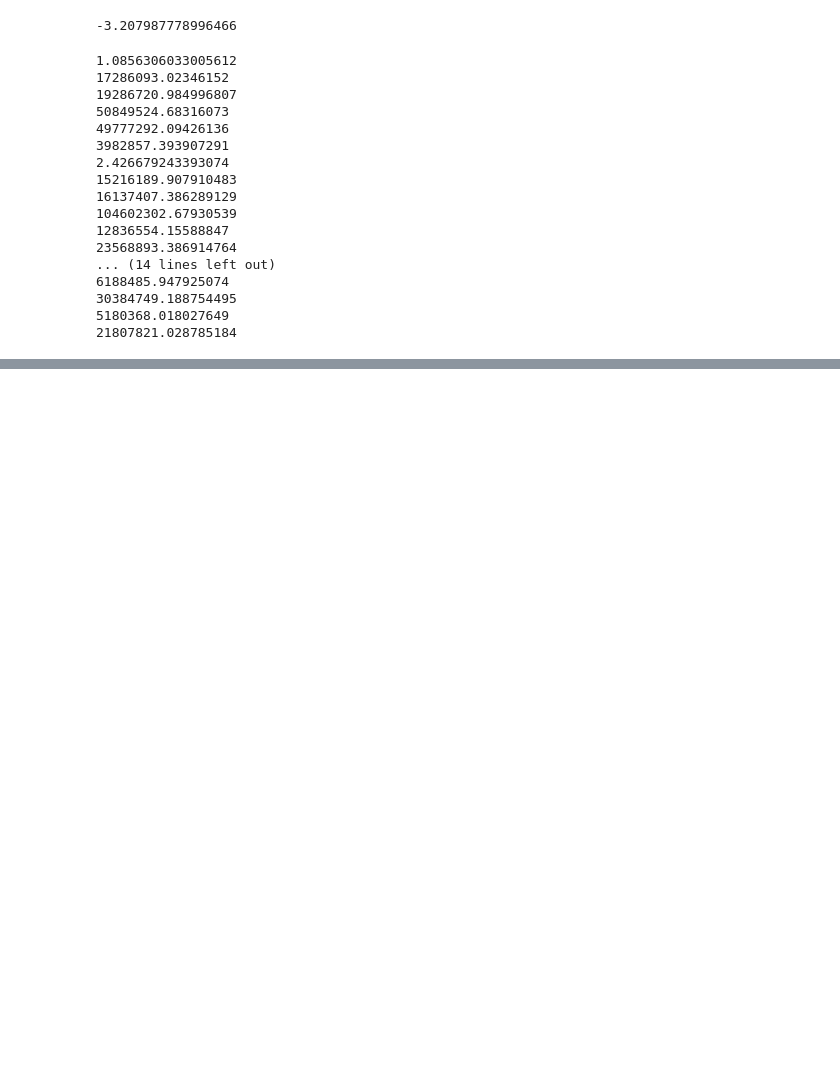
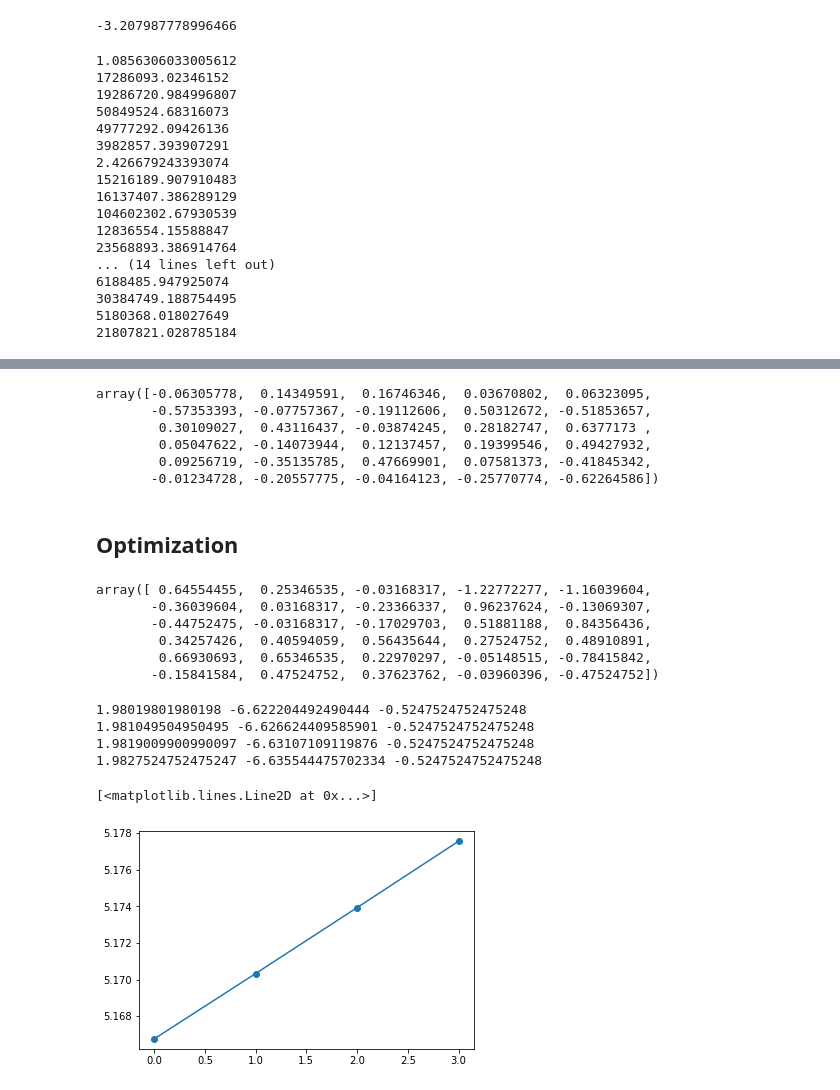
Before and after one commit to micheleavella/brain_project, a Jupyter notebook: projec_v1.ipynb, the cells around one changed output, grey strips where cells are left out. Drawn from its saved outputs; the diff is of its cells as text; code cells hidden in the pictures; blank space fills up the shorter version.

```diff
--- a/projec_v1.ipynb
+++ b/projec_v1.ipynb
@@ -154,12 +155,12 @@ def L_mat(p,s,C,C_dot,gamma):
 
     #second term
     H = np.tile(h,(N_t,1))
-    B = H + np.dot(J_0,s.T).T
+    B = H + np.dot(s,J_0.T)
     B = -np.sum(logcosh(B))/N_t
 
     #third term
     C = np.dot(s,h)
     C = np.sum(C)/N_t
-
+    print(A,B,C)
     L = A + B + C
     return -L
@@ -203,0 +230,67 @@ for i,j in zip(p_inf,p_real):
+# %%
+def L_grad(p,s,C,C_dot,gamma):
+    N_t = len(s)
+    # p are the params, s is the spins history
+    N = len(s[0])
+    J_0 = p[:N*N].reshape((N,N))     # NxN matrix
+    np.fill_diagonal(J_0,0)          #removing the diagonal terms for easier sums
+    h = p[N*N:]                      # N vector
+
+    dh = np.tile(h,(N_t,1))
+    dh = dh + np.dot(s,J_0.T)
+    dh = s - np.tanh(dh)
+    dh = np.mean(dh,axis=0)
+    # lambda
+
+    dJ = C_dot/gamma + C
+    O = np.zeros((N,N))
+    for S in s:
+        H_i = np.tanh(h + np.dot(J,S))
+        O += np.outer(H_i,S)
+    O /= N_t
+    dJ -= O
+    #lambda
+
+    return np.concatenate((dJ.flatten(),dh))
+# %%
+L_grad(p_real,ising.history,C,C_dot,gamma)
+# %% [output]
+array([-0.06305778,  0.14349591,  0.16746346,  0.03670802,  0.06323095,
+       -0.57353393, -0.07757367, -0.19112606,  0.50312672, -0.51853657,
+        0.30109027,  0.43116437, -0.03874245,  0.28182747,  0.6377173 ,
+        0.05047622, -0.14073944,  0.12137457,  0.19399546,  0.49427932,
+        0.09256719, -0.35135785,  0.47669901,  0.07581373, -0.41845342,
+       -0.01234728, -0.20557775, -0.04164123, -0.25770774, -0.62264586])
+# %% [markdown]
+## Optimization
+# %%
+x_0 = np.random.normal(0,2,N*N+N)
+l_r = 10
+L_v = -L_mat(x_0,ising.history,C,C_dot,gamma)
+L_list =[]
+for i in tqdm(range(10000)):
+    x_0 += l_r*L_grad(x_0,ising.history,C,C_dot,gamma)
+    L_list.append(-L_mat(x_0,ising.history,C,C_dot,gamma))
+# %%
+L_grad(x_0-223,ising.history,C,C_dot,gamma)
+# %% [output]
+array([ 0.64554455,  0.25346535, -0.03168317, -1.22772277, -1.16039604,
+       -0.36039604,  0.03168317, -0.23366337,  0.96237624, -0.13069307,
+       -0.44752475, -0.03168317, -0.17029703,  0.51881188,  0.84356436,
+        0.34257426,  0.40594059,  0.56435644,  0.27524752,  0.48910891,
+        0.66930693,  0.65346535,  0.22970297, -0.05148515, -0.78415842,
+       -0.15841584,  0.47524752,  0.37623762, -0.03960396, -0.47524752])
+# %%
+x = np.ones(N*N + N)
+y = []
+for i in range(4):
+    y.append(L_mat(x,ising.history,C,C_dot,gamma))
+    x[1]+= 0.01
+plt.plot(y,'-o')
+# %% [output]
+1.98019801980198 -6.622204492490444 -0.5247524752475248
+1.981049504950495 -6.626624409585901 -0.5247524752475248
+1.9819009900990097 -6.63107109119876 -0.5247524752475248
+1.9827524752475247 -6.635544475702334 -0.5247524752475248
+[<matplotlib.lines.Line2D at 0x...>]
+[figure, added]
```
Also changed, not shown: parts of 8 cells of this notebook.
